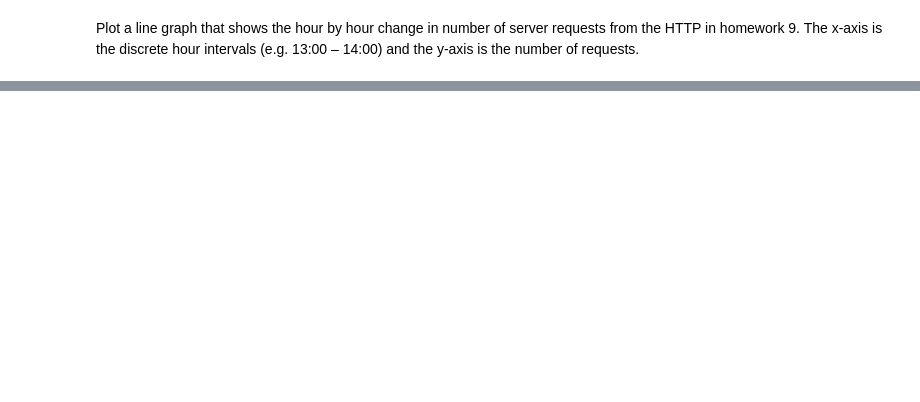
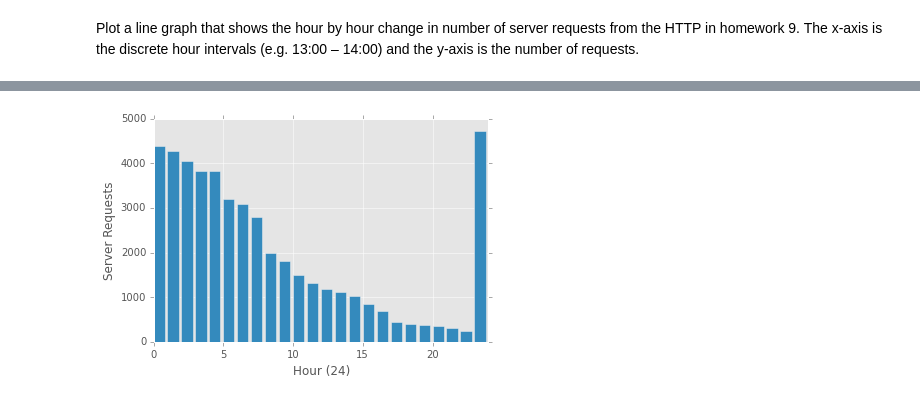
Before and after one commit to jhamski/IS602-Assignments-Fall2015, a Jupyter notebook: IS602_Assignment_10/IS602--Assignment-10--James Hamski.ipynb, the cells around one changed output, grey strips where cells are left out. Saved outputs shown, nothing was run; the diff lists cells and outputs as text; code cells hidden in the pictures; blank space fills up the shorter version.

```diff
--- a/IS602_Assignment_10/IS602--Assignment-10--James Hamski.ipynb
+++ b/IS602_Assignment_10/IS602--Assignment-10--James Hamski.ipynb
@@ -54,2 +102,8 @@ Create an overlay of the center points found in objects.png from homework 8.  Th
 # %% [markdown]
 Plot a line graph that shows the hour by hour change in number of server requests from the HTTP in homework 9.  The x-axis is the discrete hour intervals (e.g. 13:00 – 14:00) and the y-axis is the number of requests.
+# %%
+column_names = ["Host", "Date", "Request", "Reply", "Bytes"]
+df = pd.read_csv('data.txt',  delim_whitespace=True, header=None, names=column_names, engine='c')
+df['Date'] = df['Date'].map(lambda x: str(x)[1:-1])
+df['Date'] = pd.to_datetime(df['Date'], errors='coerce', format='%d:%H:%M:%S')
+print df.head()
@@ -55,0 +124,13 @@ Plot a line graph that shows the hour by hour change in number of server request
+# %%
+df['hour']=pd.DatetimeIndex(df.Date).hour
+traffic = df['hour'].value_counts()
+hours = df['hour'].unique()
+# %%
+fig, traffic_plot = plt.subplots()
+traffic_plot.bar(hours, traffic)
+plt.ylabel("Server Requests")
+plt.xlabel("Hour (24)")
+pylab.xlim([0,24])
+fig.show()
+# %% [output]
+[figure, added]
```
Also changed, not shown: parts of 11 cells of this notebook, 2 other files.
